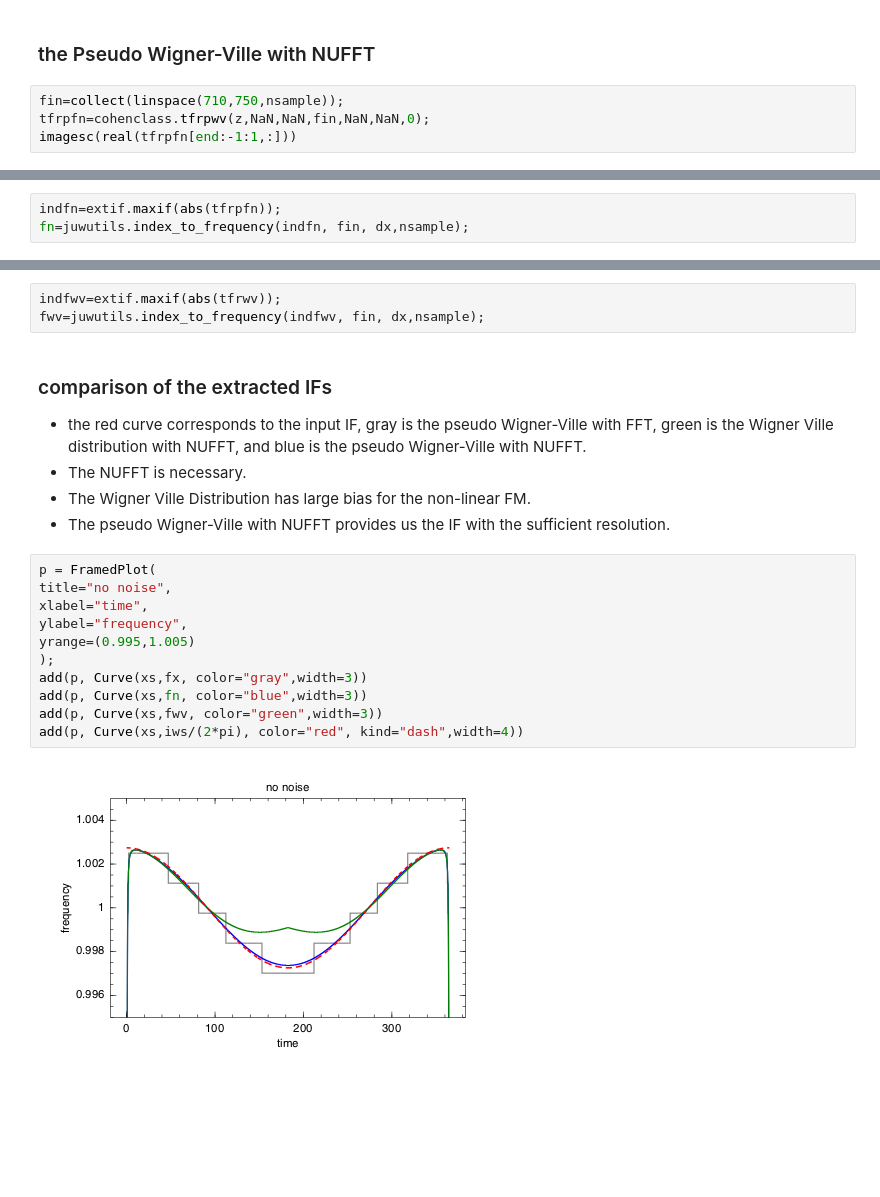
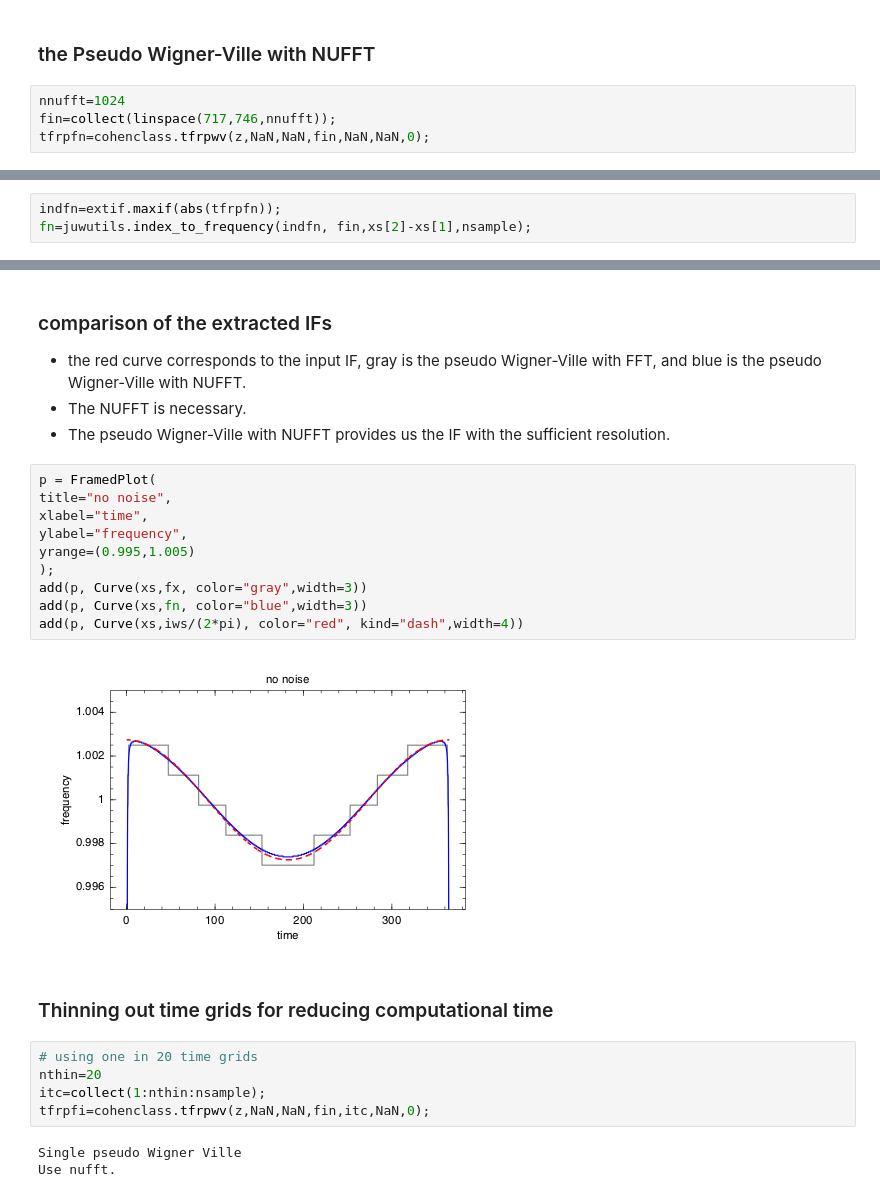
Before and after one commit to HajimeKawahara/juwvid, a Jupyter notebook: ipynb/Pseudo Wigner Ville Distribution for the nonlinear IF using FFT and NUFFT.ipynb, the cells around one changed output, grey strips where cells are left out. Drawn from its saved outputs; the diff is of its cells as text; blank space fills up the shorter version.

```diff
--- a/ipynb/Pseudo Wigner Ville Distribution for the nonlinear IF using FFT and NUFFT.ipynb
+++ b/ipynb/Pseudo Wigner Ville Distribution for the nonlinear IF using FFT and NUFFT.ipynb
@@ -30,9 +51,9 @@ fx=juwutils.index_to_frequency(indf,NaN,dx,nsample);
 # %% [markdown]
 ### the Pseudo Wigner-Ville with NUFFT
 # %%
-fin=collect(linspace(710,750,nsample));
+nnufft=1024
+fin=collect(linspace(717,746,nnufft));
 tfrpfn=cohenclass.tfrpwv(z,NaN,NaN,fin,NaN,NaN,0);
-imagesc(real(tfrpfn[end:-1:1,:]))
 # %% [output]
 Single pseudo Wigner Ville
 Use nufft.
@@ -40,3 +74,3 @@ Use nufft.
 # %%
 indfn=extif.maxif(abs(tfrpfn));
-fn=juwutils.index_to_frequency(indfn, fin, dx,nsample);
+fn=juwutils.index_to_frequency(indfn, fin,xs[2]-xs[1],nsample);
@@ -53,22 +77,27 @@ Use nufft.
-# %%
-indfwv=extif.maxif(abs(tfrwv));
-fwv=juwutils.index_to_frequency(indfwv, fin, dx,nsample);
 # %% [markdown]
 ### comparison of the extracted IFs
-- the red curve corresponds to the input IF, gray is the pseudo Wigner-Ville with FFT, green is the Wigner Ville distribution with NUFFT, and blue is the pseudo Wigner-Ville with NUFFT.
+- the red curve corresponds to the input IF, gray is the pseudo Wigner-Ville with FFT, and blue is the pseudo Wigner-Ville with NUFFT.
 - The NUFFT is necessary.
-- The Wigner Ville Distribution has large bias for the non-linear FM.
 - The pseudo Wigner-Ville with NUFFT provides us the IF with the sufficient resolution.
 # %%
 p = FramedPlot(
 title="no noise",
 xlabel="time",
 ylabel="frequency",
 yrange=(0.995,1.005)
 );
 add(p, Curve(xs,fx, color="gray",width=3))
 add(p, Curve(xs,fn, color="blue",width=3))
-add(p, Curve(xs,fwv, color="green",width=3))
 add(p, Curve(xs,iws/(2*pi), color="red", kind="dash",width=4))
 # %% [output]
-[figure, old version]
+[figure, new version]
+# %% [markdown]
+### Thinning out time grids for reducing computational time
+# %%
+# using one in 20 time grids
+nthin=20
+itc=collect(1:nthin:nsample);
+tfrpfi=cohenclass.tfrpwv(z,NaN,NaN,fin,itc,NaN,0);
+# %% [output]
+Single pseudo Wigner Ville
+Use nufft.
```
Also changed, not shown: parts of 10 cells of this notebook, 2 other files.
